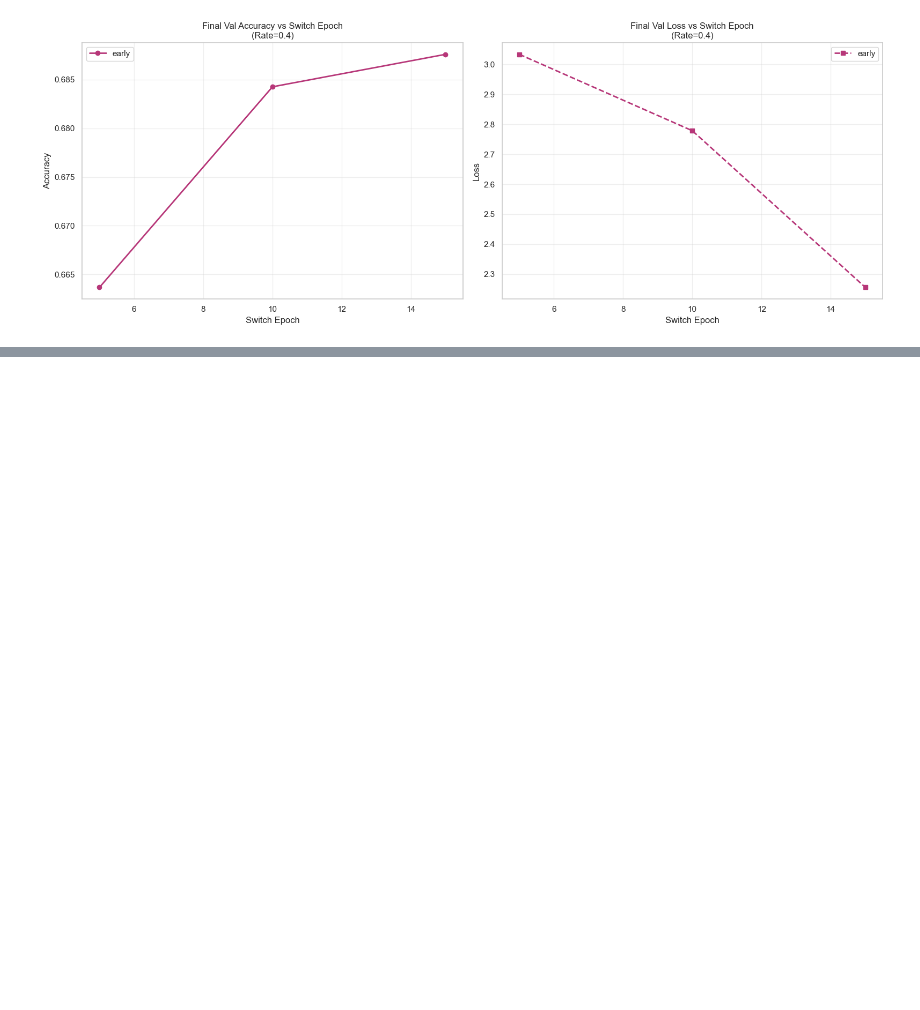
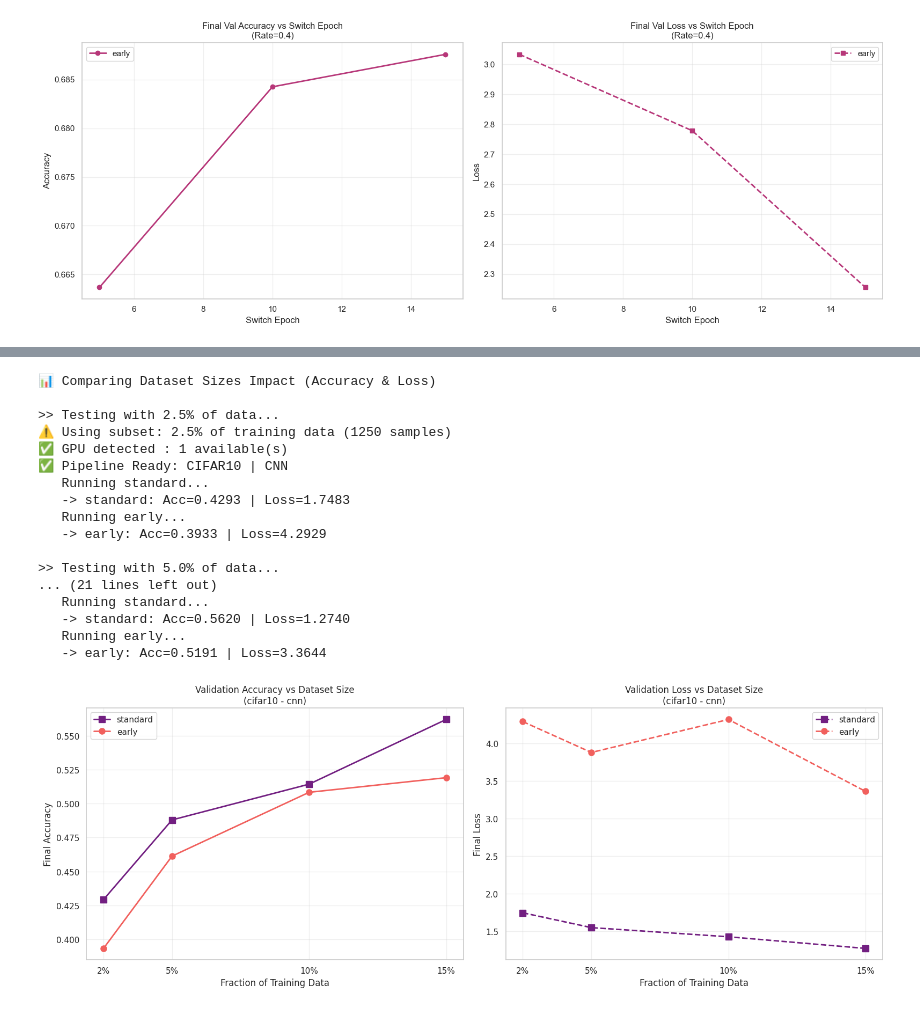
Before and after one commit to ArthurDanjou/DropoutReducesUnderfitting, a Jupyter notebook: pipeline_cifar10.ipynb, the cells around one changed output, grey strips where cells are left out. Saved outputs shown, nothing was run; the diff lists cells and outputs as text; code cells hidden in the pictures; blank space fills up the shorter version.

```diff
--- a/pipeline_cifar10.ipynb
+++ b/pipeline_cifar10.ipynb
@@ -658,0 +690,28 @@ run_dataset_size_comparison(
+# %%
+run_dataset_size_comparison(
+    dataset_name="cifar10",
+    model_type="cnn",
+    fractions=[0.025, 0.05, 0.1, 0.15],
+    modes=["standard", "early"],
+    rate=0.4,
+    epochs=30,
+)
+# %% [output]
+📊 Comparing Dataset Sizes Impact (Accuracy & Loss)
+
+>> Testing with 2.5% of data...
+⚠️ Using subset: 2.5% of training data (1250 samples)
+✅ GPU detected : 1 available(s)
+✅ Pipeline Ready: CIFAR10 | CNN
+   Running standard...
+   -> standard: Acc=0.4293 | Loss=1.7483
+   Running early...
+   -> early: Acc=0.3933 | Loss=4.2929
+
+>> Testing with 5.0% of data...
+... (21 lines left out)
+   Running standard...
+   -> standard: Acc=0.5620 | Loss=1.2740
+   Running early...
+   -> early: Acc=0.5191 | Loss=3.3644
+[figure, added]
```
Also changed, not shown: parts of 2 cells of this notebook.
